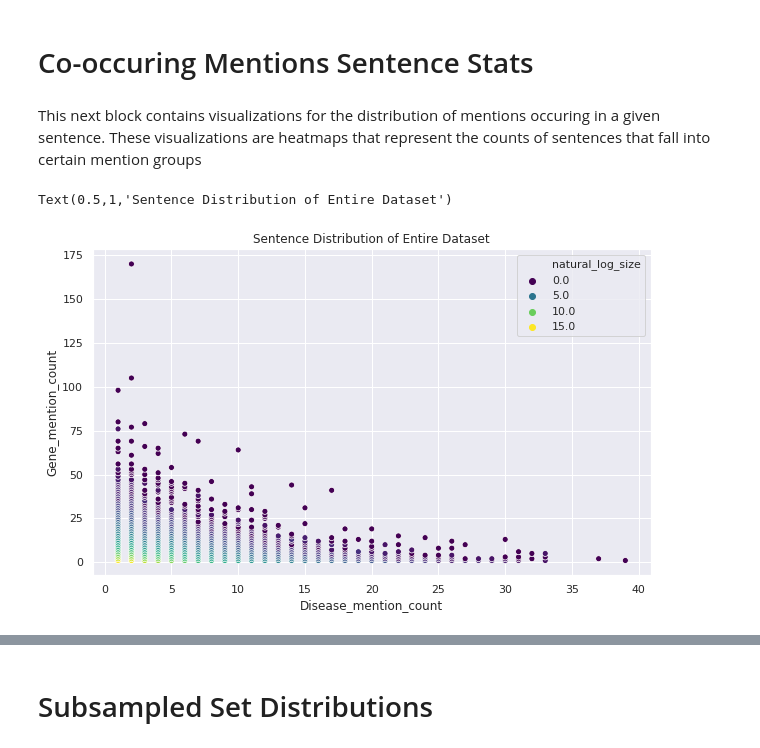
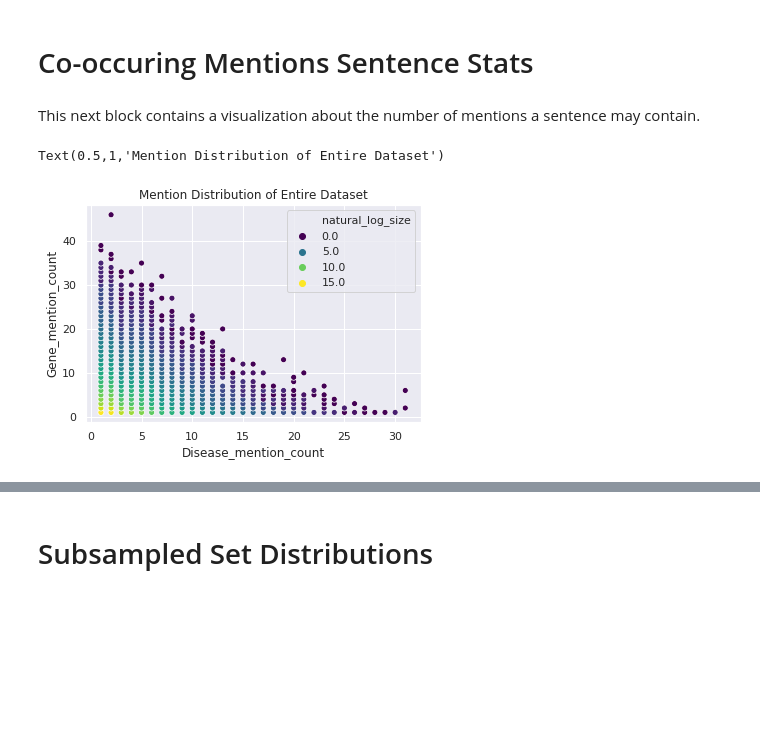
Before and after one commit to greenelab/snorkeling, a Jupyter notebook: disease_gene/disease_associates_gene/dataset_statistics/dataset_statistics.ipynb, the cells around one changed output, grey strips where cells are left out. Saved outputs shown, nothing was run; the diff lists cells and outputs as text; code cells hidden in the pictures; blank space fills up the shorter version.

Commit message:
Added notebook and updated data to characterize the dataset

```diff
--- a/disease_gene/disease_associates_gene/dataset_statistics/dataset_statistics.ipynb
+++ b/disease_gene/disease_associates_gene/dataset_statistics/dataset_statistics.ipynb
@@ -75,4 +76,5 @@ entity_level_df.head(2)
 | 0 | 1 | A1BG | DOID:2531 | hematologic cancer | NaN | 0 | 8 | 1 | ... |
 | 1 | 1 | A1BG | DOID:1319 | brain cancer | NaN | 0 | 0 | 0 | ... |
 # %%
-sentence_stats_df = pd.read_table("data/sentence_stats.tsv.xz")
+entity_stats_df = pd.read_table("data/entity_stats.tsv.xz")
+entity_stats_df.head(2)
@@ -78,0 +85,3 @@ sentence_stats_df = pd.read_table("data/sentence_stats.tsv.xz")
+# %%
+sentence_count_df = pd.read_table("data/sentence_stats.tsv.xz").rename(index=str, columns={"id":"sentence_id"})
+sentence_count_df.head(2)
@@ -90,6 +110,7 @@ test_candidate_df = pd.read_sql(sentence_sql.format(2), database_str)
 # %%
 clean_up_df = lambda x: (
-        sentence_stats_df
+        entity_stats_df
+        .merge(sentence_count_df, on="sentence_id")
         .merge(x, on="sentence_id")
         .rename(index=str, columns={
             "Disease":"Disease_mention_count",
@@ -147,3 +231,5 @@ total_candidates_df = (
+# %%
+filtered_total_candidates_df = total_candidates_df.query("sen_length < 83+1")
 # %%
 venn2(
     [
@@ -187,25 +243,24 @@ plt.show()
 # %% [markdown]
 # Co-occuring Mentions Sentence Stats
-# %% [markdown]
-This next block contains visualizations for the distribution of mentions occuring in a given sentence. These visualizations are heatmaps that represent the counts of sentences that fall into certain mention groups
+# %% [markdown]
+This next block contains a visualization about the number of mentions a sentence may contain.
 # %%
-sns.set(rc={'figure.figsize':(10,6), "font.size":17})
 ax = sns.scatterplot(
     x="Disease_mention_count",
     y="Gene_mention_count",
     data=
     (
-        total_candidates_df
+        filtered_total_candidates_df
         .drop_duplicates("sentence_id")
         .groupby(["Disease_mention_count", "Gene_mention_count"]).size()
         .reset_index()
         .rename(index=str, columns={0:"size"})
         .assign(natural_log_size= lambda x: pd.np.log(x['size']))
     ),
     hue="natural_log_size",
     palette='viridis'
 )
-ax.set_title("Sentence Distribution of Entire Dataset")
+ax.set_title("Mention Distribution of Entire Dataset")
 # %% [output]
-Text(0.5,1,'Sentence Distribution of Entire Dataset')
+Text(0.5,1,'Mention Distribution of Entire Dataset')
-[figure, old version]
+[figure, new version]
```
Also changed, not shown: parts of 59 cells of this notebook, 3 other files.
